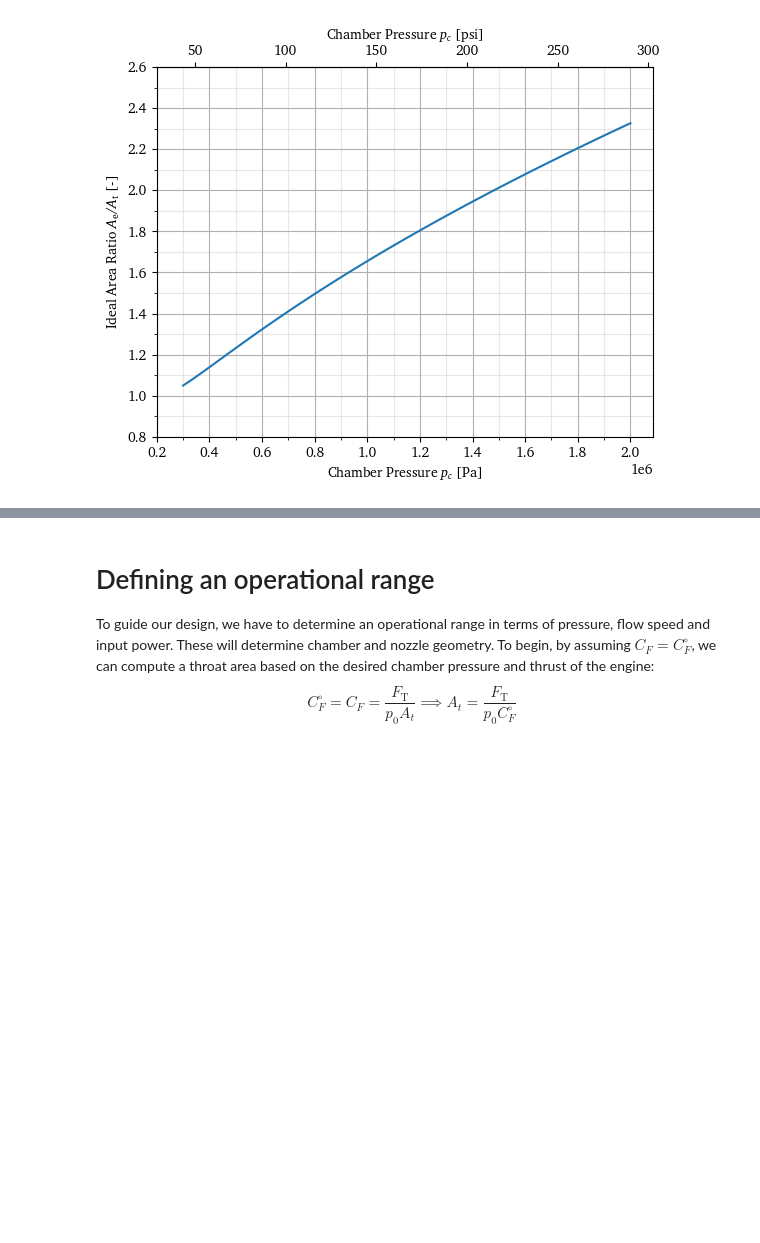
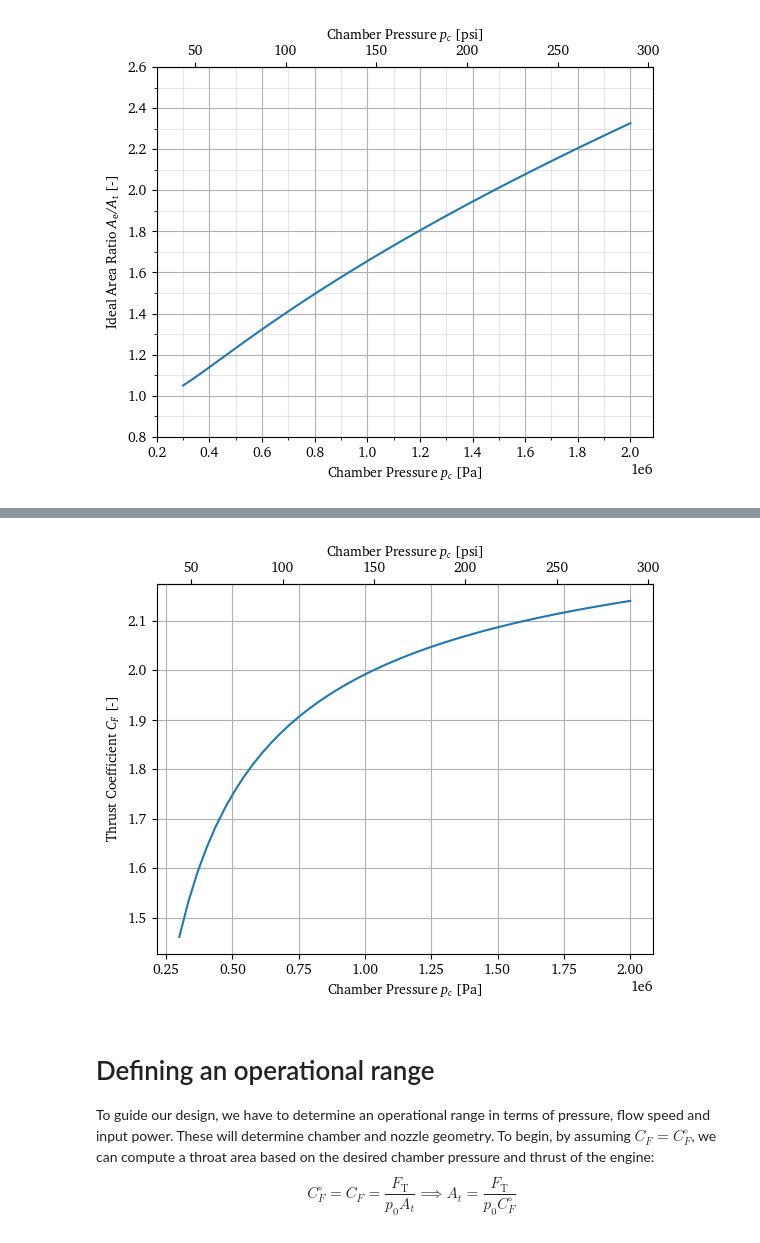
Before and after one commit to eeduplay/MScThesis, a Jupyter notebook: code/generalData.ipynb, the cells around one changed output, grey strips where cells are left out. Drawn from its saved outputs; the diff is of its cells as text; code cells hidden in the pictures; blank space fills up the shorter version.

```diff
--- a/code/generalData.ipynb
+++ b/code/generalData.ipynb
@@ -112,3 +119,13 @@ plt.show()
+# %%
+cf_orifice = cf_ideal+(sonic_pressures/chamber_pressures-standard_pressure/chamber_pressures)
+
+plt.plot(chamber_pressures, cf_orifice)
+plt.xlabel('Chamber Pressure $p_c$ [Pa]')
+plt.ylabel(r'Thrust Coefficient $C_F$ [-]')
+plt.grid()
+convertAxis('x', (Pa2psi, psi2Pa), 'Chamber Pressure $p_c$ [psi]')
+# %% [output]
+[figure, added]
 # %% [markdown]
 # Defining an operational range
 To guide our design, we have to determine an operational range in terms of pressure, flow speed and input power. These will determine chamber and nozzle geometry. To begin, by assuming $C_F = C_F^\circ$, we can compute a throat area based on the desired chamber pressure and thrust of the engine:
```
Also changed, not shown: parts of 1 cell of this notebook, 10 other files.
